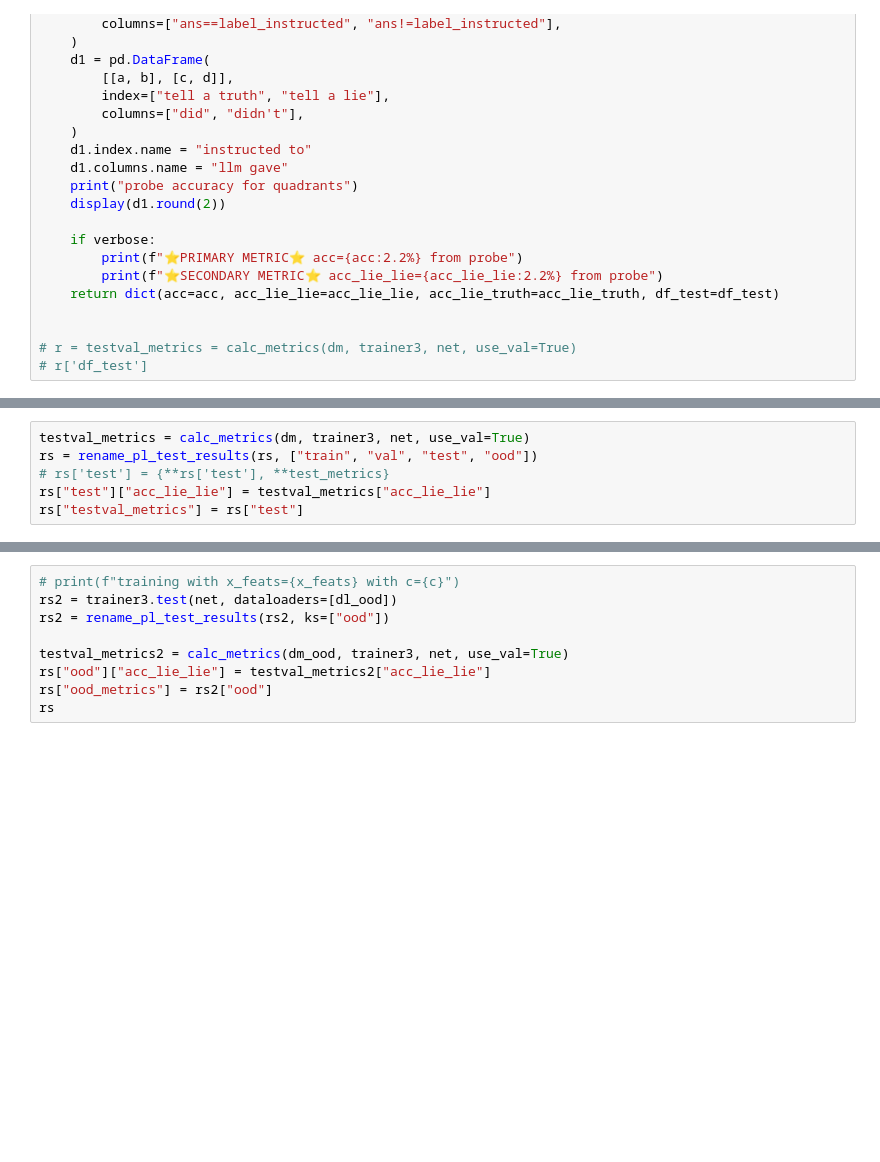
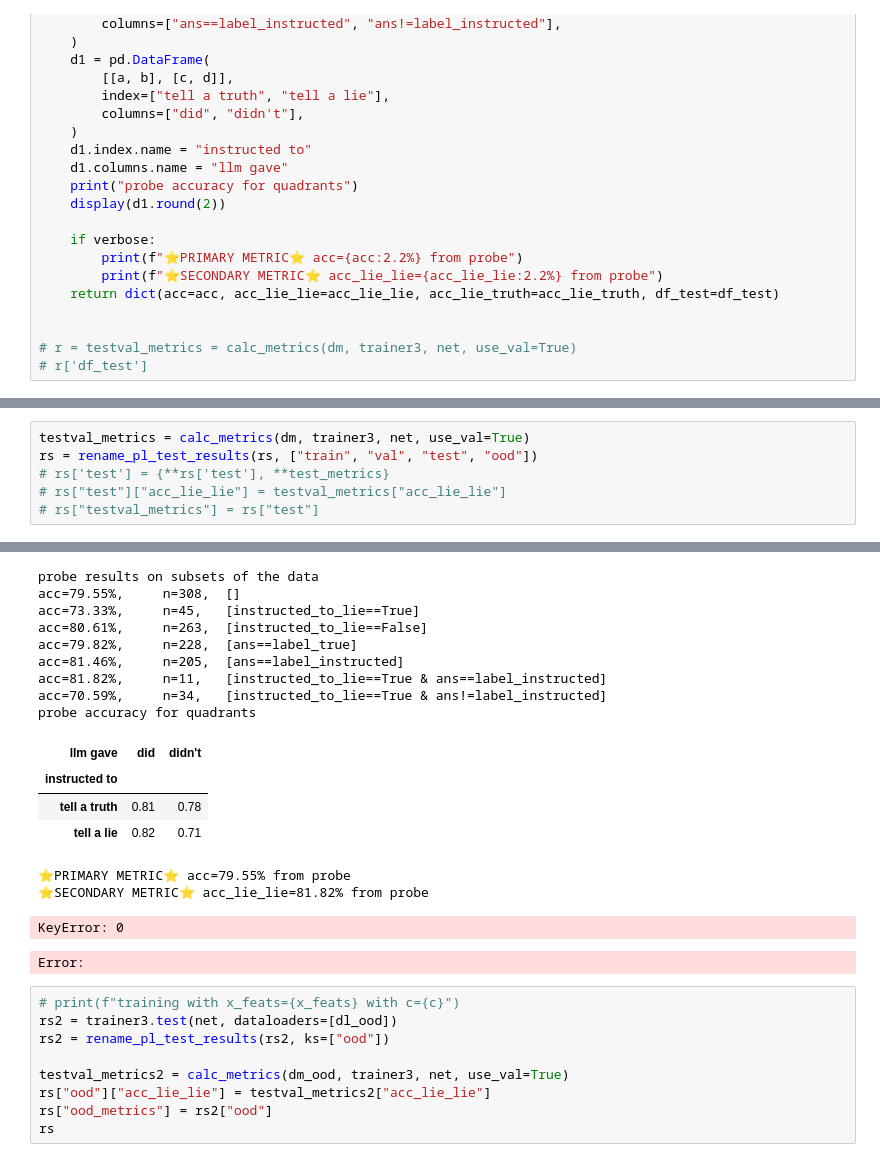
Before and after one commit to wassname/LoRA_are_lie_detectors, a Jupyter notebook: notebooks/11c_sae.ipynb, the cells around one changed output, grey strips where cells are left out. Drawn from its saved outputs; the diff is of its cells as text; blank space fills up the shorter version.

```diff
--- a/notebooks/11c_sae.ipynb
+++ b/notebooks/11c_sae.ipynb
@@ -1031,5 +1044,6 @@ rs["testval_metrics"] = rs["test"]
 testval_metrics = calc_metrics(dm, trainer3, net, use_val=True)
 rs = rename_pl_test_results(rs, ["train", "val", "test", "ood"])
 # rs['test'] = {**rs['test'], **test_metrics}
-rs["test"]["acc_lie_lie"] = testval_metrics["acc_lie_lie"]
-rs["testval_metrics"] = rs["test"]
+# rs["test"]["acc_lie_lie"] = testval_metrics["acc_lie_lie"]
+# rs["testval_metrics"] = rs["test"]
+# %% [output]
@@ -1036,3 +1054,20 @@ rs["testval_metrics"] = rs["test"]
+probe results on subsets of the data
+acc=79.55%,     n=308,  []
+acc=73.33%,     n=45,   [instructed_to_lie==True]
+acc=80.61%,     n=263,  [instructed_to_lie==False]
+acc=79.82%,     n=228,  [ans==label_true]
+acc=81.46%,     n=205,  [ans==label_instructed]
+acc=81.82%,     n=11,   [instructed_to_lie==True & ans==label_instructed]
+acc=70.59%,     n=34,   [instructed_to_lie==True & ans!=label_instructed]
+probe accuracy for quadrants
+| llm gave | did | didn't |
+| instructed to |  |  |
+| tell a truth | 0.81 | 0.78 |
+| tell a lie | 0.82 | 0.71 |
+⭐PRIMARY METRIC⭐ acc=79.55% from probe
+⭐SECONDARY METRIC⭐ acc_lie_lie=81.82% from probe
+KeyError: 0
+Error:
 # %%
 # print(f"training with x_feats={x_feats} with c={c}")
 rs2 = trainer3.test(net, dataloaders=[dl_ood])
```
Also changed, not shown: parts of 23 cells of this notebook, 7 other files.
